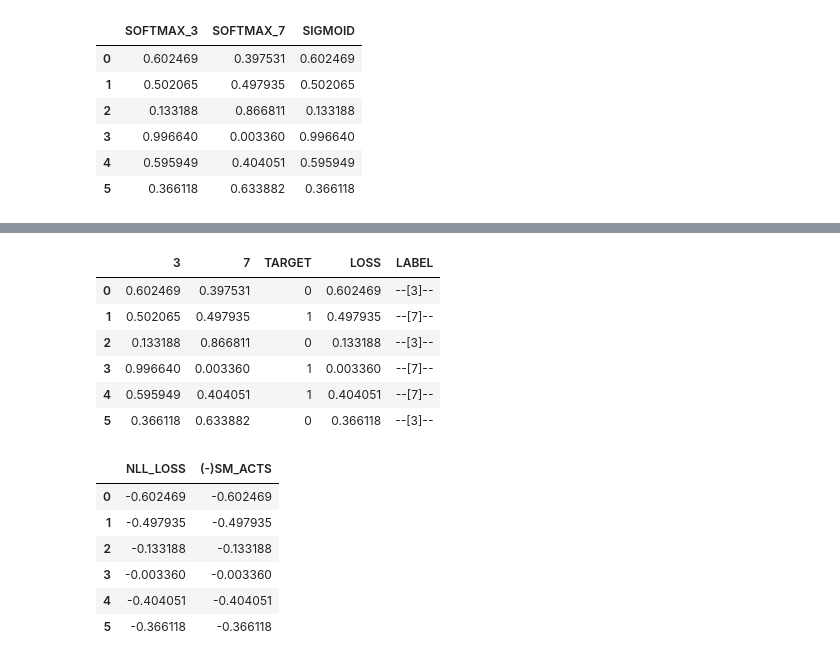
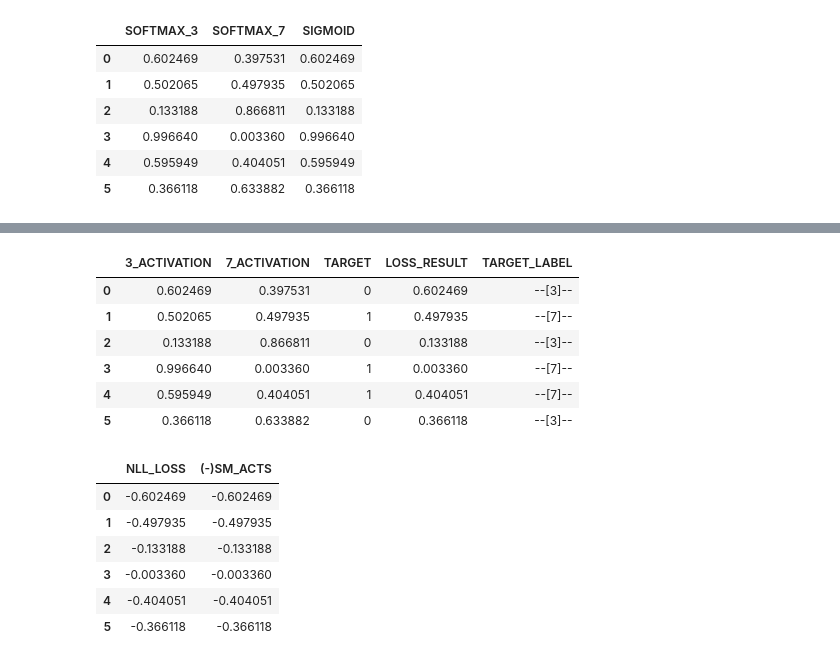
Before and after one commit to miketon/JupyterJeep, a Jupyter notebook: fastai_exercises/fast-ai-chapter05-image-classification.ipynb, the cells around one changed output, grey strips where cells are left out. Drawn from its saved outputs; the diff is of its cells as text; code cells hidden in the pictures.

```diff
--- a/fastai_exercises/fast-ai-chapter05-image-classification.ipynb
+++ b/fastai_exercises/fast-ai-chapter05-image-classification.ipynb
@@ -483,36 +473,36 @@ data = []
 for i in range(len(sm_acts)):
     row_target = targ[i].tolist() #[0]=>(3) or [1]=>(7)
     if row_target == 0:
         row_label = '--[3]--'
     else:
         row_label = '--[7]--'
     data.append([
         sm_acts[i][0].tolist(), #3 softmax activation
         sm_acts[i][1].tolist(), #7 softmax activation
         # HEADER => picks the LABEL to lookup the LOSS for
         row_target,
         # based on targ HEADER, picks the loss (softmax), if :
         # - targ is 0, then LOSS = performance of our model in predicting 3
         # - targ is 1, then LOSS = performance of our model in predicting 7
         loss[i].tolist(),
         row_label
     ])
 
 # sm_acts[idx, targ] visualized as a table, we can see that :
 # - the LOSS column is the result of using `idx`` and `targ`` to lookup `sm_acts`
 #   two-column matrix/tensor
 # - this LOSS lookup can scale to N categories by using the 'targ' tensor
 # @note 🧠 : This is how we move beyond training only 3/7 to all 0-9 digits by :
 # - Expand `targ`` to be a tensor of all 0-9 digits
-# - 'targ' picks ONLY the COLUMN containing the CORRECT label
+# - 'targ' LOOKS UP the COLUMN containing the SPECIFIC label
 # - SOFTMAX REDUCES the OTHER labels by AMPLIFYING the ONE label, no need to
 #   worry about the other labels
 # - he LOSS picked by 'targ' will CAPTURE how WELL we are PREDICTING
 #   each digit!  Because SOFTMAX ensures that each ACTIVATION sums to 1.0f
 # @audit 🖶 : Verify that our loss and target are correct
-pd.DataFrame(data, columns=['3', '7', 'TARGET', 'LOSS', 'LABEL'])
+pd.DataFrame(data, columns=['3_ACTIVATION', '7_ACTIVATION', 'TARGET', 'LOSS_RESULT', 'TARGET_LABEL'])
 # %% [output]
-|  | 3 | 7 | TARGET | LOSS | LABEL |
+|  | 3_ACTIVATION | 7_ACTIVATION | TARGET | LOSS_RESULT | TARGET_LABEL |
 | 0 | 0.602469 | 0.397531 | 0 | 0.602469 | --[3]-- |
 | 1 | 0.502065 | 0.497935 | 1 | 0.497935 | --[7]-- |
 | 2 | 0.133188 | 0.866811 | 0 | 0.133188 | --[3]-- |
```
Also changed, not shown: parts of 5 cells of this notebook, 1 other file.
